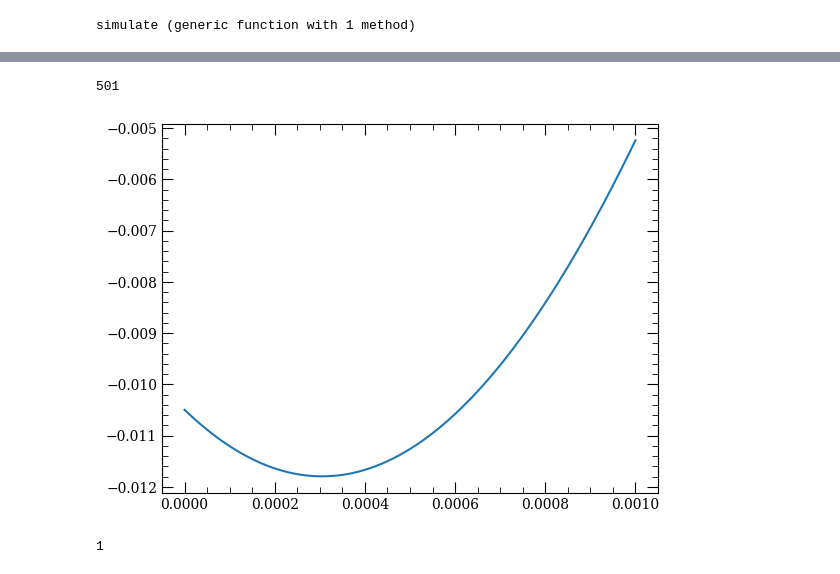
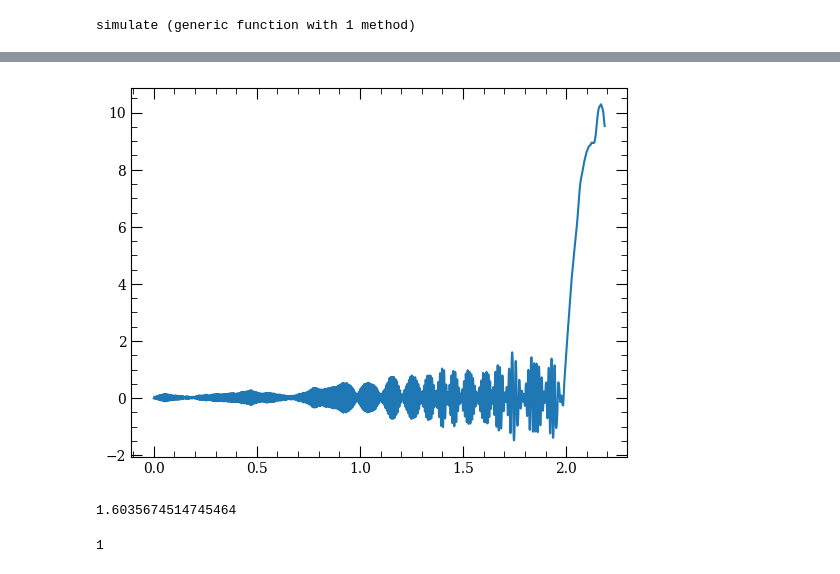
Before and after one commit to JeshurunLuke/TrajSimulation, a Jupyter notebook: SimulatorJulv2.ipynb, the cells around one changed output, grey strips where cells are left out. Drawn from its saved outputs; the diff is of its cells as text; code cells hidden in the pictures.

```diff
--- a/SimulatorJulv2.ipynb
+++ b/SimulatorJulv2.ipynb
@@ -93,10 +81,10 @@ function simulate(u0, param, RHS)
     affect!(integrator) = terminate!(integrator)
     cb = DiscreteCallback(conditionStop, affect!)
 
-    tspan = (0, 1e-6)
+    tspan = (0, 4e-3)
     prob = ODEProblem(RHS, u0, tspan, param)
     dt = 2e-9
-    sol = solve(prob, RK4(),  save_everystep = false, dt=dt, adaptive=false)#, callback=cb, abstol=1e-3, reltol=1e-3)
+    sol = solve(prob, RK4(), dt=dt, adaptive=false, callback = cb)#, callback=cb, abstol=1e-3, reltol=1e-3)
     return sol.t, hcat(sol.u...)
 end
 # %% [output]
@@ -105,7 +93,7 @@ simulate (generic function with 1 method)
 using StaticArrays
 # %%
 
-u0, param, RHS! = InitializeProblem(OurSystem, 1, 1e-6, "Fabs_spont_R", opt_args=0.0);
+u0, param, RHS = InitializeProblem(OurSystem, 1, 1e-6, "Fabs_spont_R", opt_args=0.0);
 
-@code_warntype t, u = simulate(u0, param, RHS!)
-#x, y, z, vx, vy, vz = u[1, :],  u[2, :],  u[3, :],  u[4, :], u[5, :], u[6, :];
+t, u = simulate(u0, param, RHS)
+x, y, z, vx, vy, vz = u[1, :],  u[2, :],  u[3, :],  u[4, :], u[5, :], u[6, :];
@@ -127,18 +100,19 @@ u0_static = SVector{6}(u0)
-# %%
-length(t)
-# %% [output]
-501
 # %%
 
 
 fig = plt.figure()
-plot(t*1e3, y*1e6)
+plot(t*1e3, x*1e6)
 
 #xlim([0, 1e-3])
 
 fig
 # %% [output]
-[figure, old version]
+[figure, new version]
+# %%
+usoi
+norm([1, 2, 3]/sum()
+# %% [output]
+1.6035674514745464
 # %%
 using Random
 a = [1, 2, 3, 4, 5]
```
Also changed, not shown: parts of 4 cells of this notebook, 1 other file.
